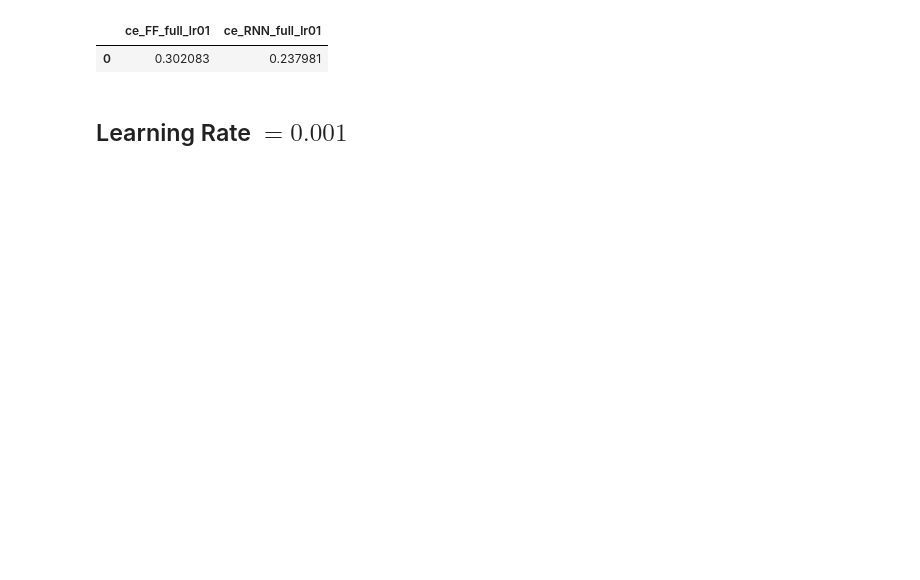
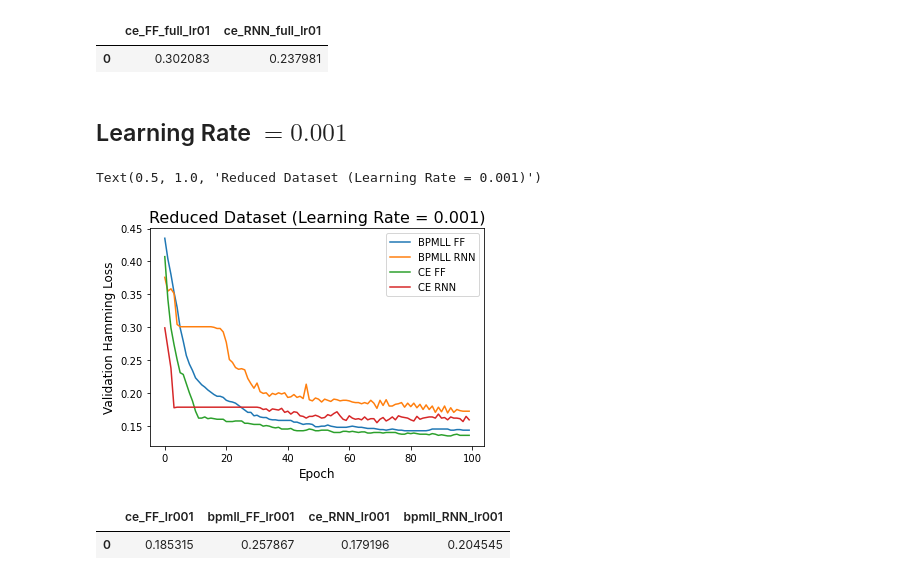
Before and after one commit to architdatar/NewsArticleClassification, a Jupyter notebook: codes/ANN Results/Visualize_Results.ipynb, the cells around one changed output. Drawn from its saved outputs; the diff is of its cells as text; code cells hidden in the pictures; blank space fills up the shorter version.

```diff
--- a/codes/ANN Results/Visualize_Results.ipynb
+++ b/codes/ANN Results/Visualize_Results.ipynb
@@ -69,3 +69,29 @@ val_hamming_loss_withThreshold_lr01_full_df
 | 0 | 0.302083 | 0.237981 |
 # %% [markdown]
 ## Learning Rate  $= 0.001$
+# %%
+## Get the reduced dataset training histories
+history_bpmll_FF_lr001_df = pd.read_json('Reduced Data Eval Metrics/BPMLL Feed Forward/history_bpmll_FF_lr001.json')
+history_bpmll_RNN_lr001_df = pd.read_json('Reduced Data Eval Metrics/BPMLL RNN/history_bpmll_RNN_lr001.json')
+history_ce_FF_lr001_df = pd.read_json('Reduced Data Eval Metrics/Cross Entropy Feed Forward/history_ce_FF_lr001.json')
+history_ce_RNN_lr001_df = pd.read_json('Reduced Data Eval Metrics/Cross Entropy RNN/history_ce_RNN_lr001.json')
+# %%
+## Visualize the 'val_hamming_loss' histories for each model in a single plot
+plt.plot(history_bpmll_FF_lr001_df['val_hamming_loss'], label = 'BPMLL FF')
+plt.plot(history_bpmll_RNN_lr001_df['val_hamming_loss'], label = 'BPMLL RNN')
+plt.plot(history_ce_FF_lr001_df['val_hamming_loss'], label = 'CE FF')
+plt.plot(history_ce_RNN_lr001_df['val_hamming_loss'], label = 'CE RNN')
+plt.xlabel('Epoch', fontsize = 12)
+plt.ylabel('Validation Hamming Loss', fontsize = 12)
+plt.legend()
+plt.title('Reduced Dataset (Learning Rate = 0.001)', fontsize = 16)
+# %% [output]
+Text(0.5, 1.0, 'Reduced Dataset (Learning Rate = 0.001)')
+[figure, added]
+# %%
+## Get and print the validation hamming loss dataframe using learned threshold functions
+val_hamming_loss_withThreshold_lr001_df = pd.read_json('Reduced Data Eval Metrics/val_hamming_loss_withThreshold_lr001.json')
+val_hamming_loss_withThreshold_lr001_df
+# %% [output]
+|  | ce_FF_lr001 | bpmll_FF_lr001 | ce_RNN_lr001 | bpmll_RNN_lr001 |
+| 0 | 0.185315 | 0.257867 | 0.179196 | 0.204545 |
```
Also changed, not shown: parts of 12 cells of this notebook.
